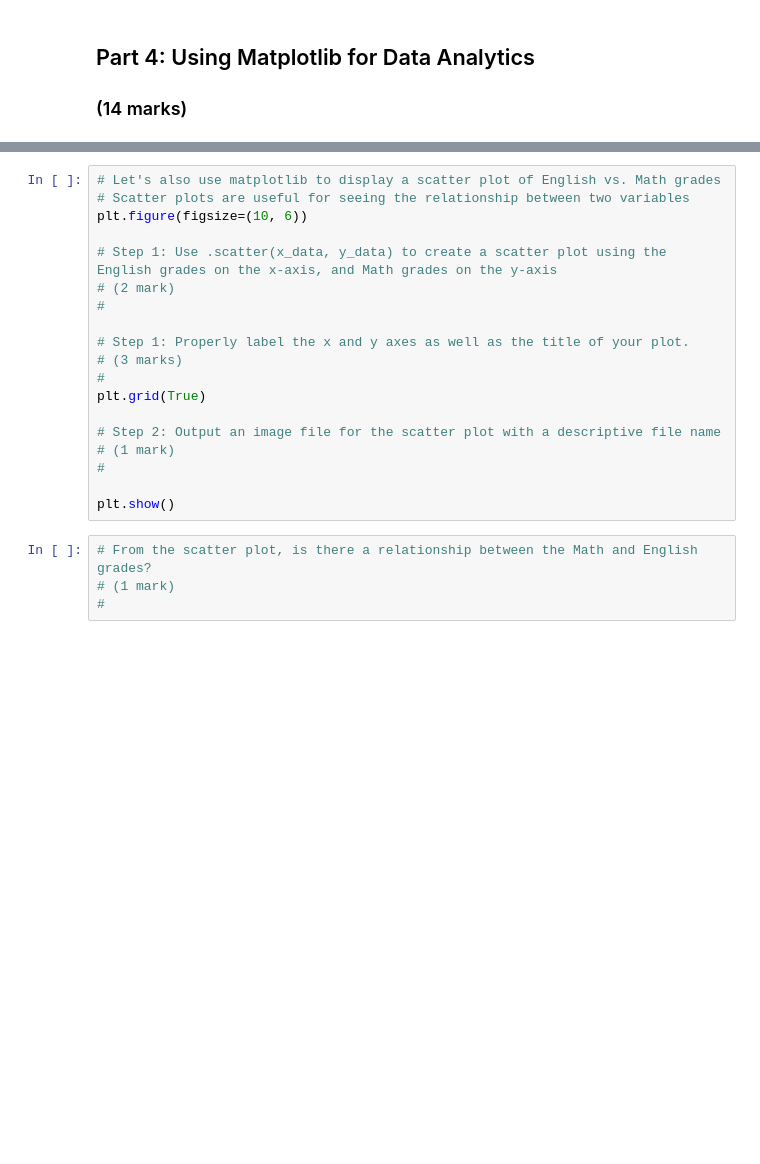
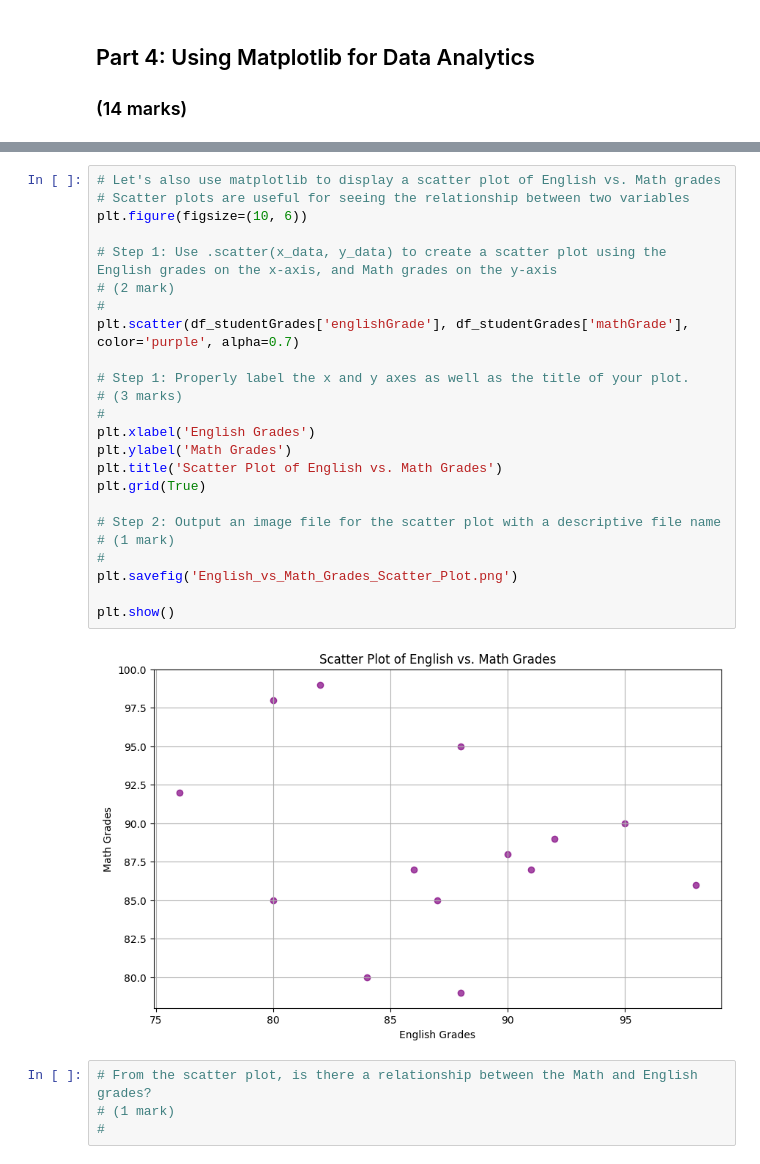
Before and after one commit to ShaikhSikanderAli/engg680_2024_fall, a Jupyter notebook: Lab_Assignment1/StudentGradeManagementSystem.ipynb, the cells around one changed output, grey strips where cells are left out. Drawn from its saved outputs; the diff is of its cells as text; blank space fills up the shorter version.

```diff
--- a/Lab_Assignment1/StudentGradeManagementSystem.ipynb
+++ b/Lab_Assignment1/StudentGradeManagementSystem.ipynb
@@ -419,22 +555,29 @@ plt.show()
 # %%
 # Let's also use matplotlib to display a scatter plot of English vs. Math grades
 # Scatter plots are useful for seeing the relationship between two variables
 plt.figure(figsize=(10, 6))
 
 # Step 1: Use .scatter(x_data, y_data) to create a scatter plot using the English grades on the x-axis, and Math grades on the y-axis
 # (2 mark)
 #
+plt.scatter(df_studentGrades['englishGrade'], df_studentGrades['mathGrade'], color='purple', alpha=0.7)
 
 # Step 1: Properly label the x and y axes as well as the title of your plot.
 # (3 marks)
 #
+plt.xlabel('English Grades')
+plt.ylabel('Math Grades')
+plt.title('Scatter Plot of English vs. Math Grades')
 plt.grid(True)
 
 # Step 2: Output an image file for the scatter plot with a descriptive file name
 # (1 mark)
 #
+plt.savefig('English_vs_Math_Grades_Scatter_Plot.png')
 
 plt.show()
+# %% [output]
+[figure, added]
 # %%
 # From the scatter plot, is there a relationship between the Math and English grades?
 # (1 mark)
```
Also changed, not shown: parts of 11 cells of this notebook.
